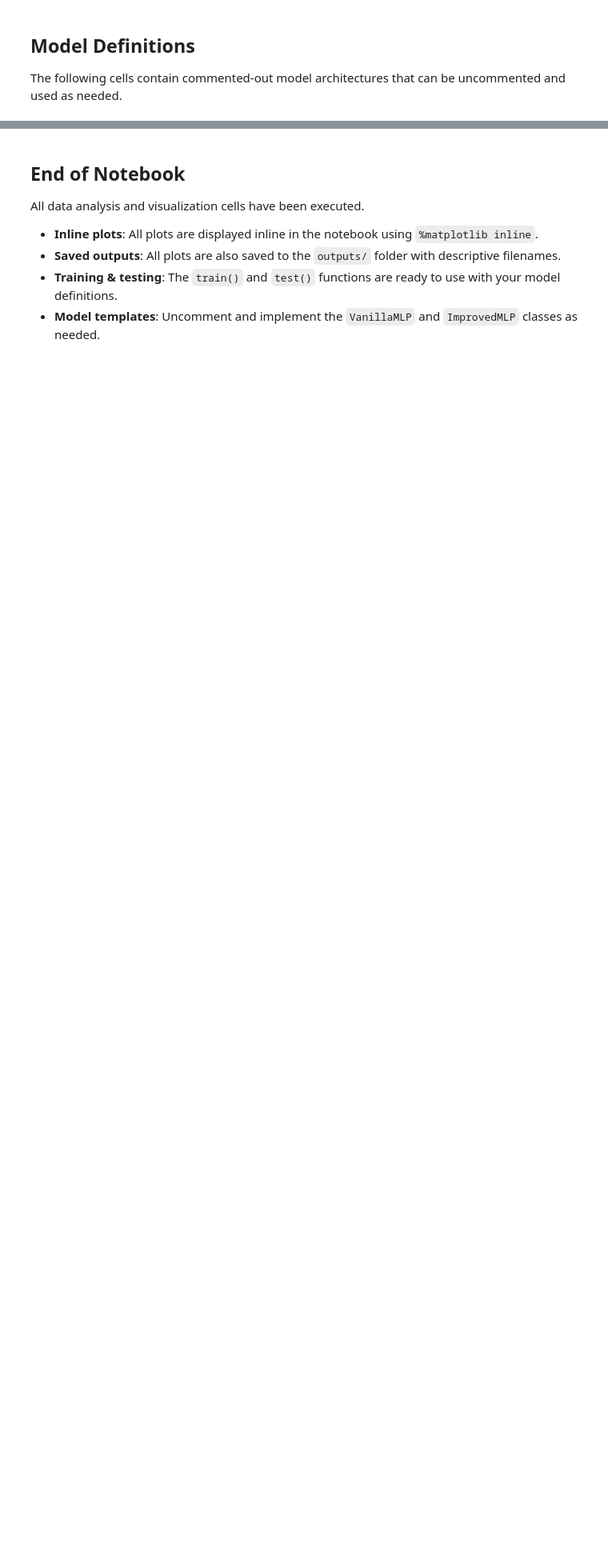
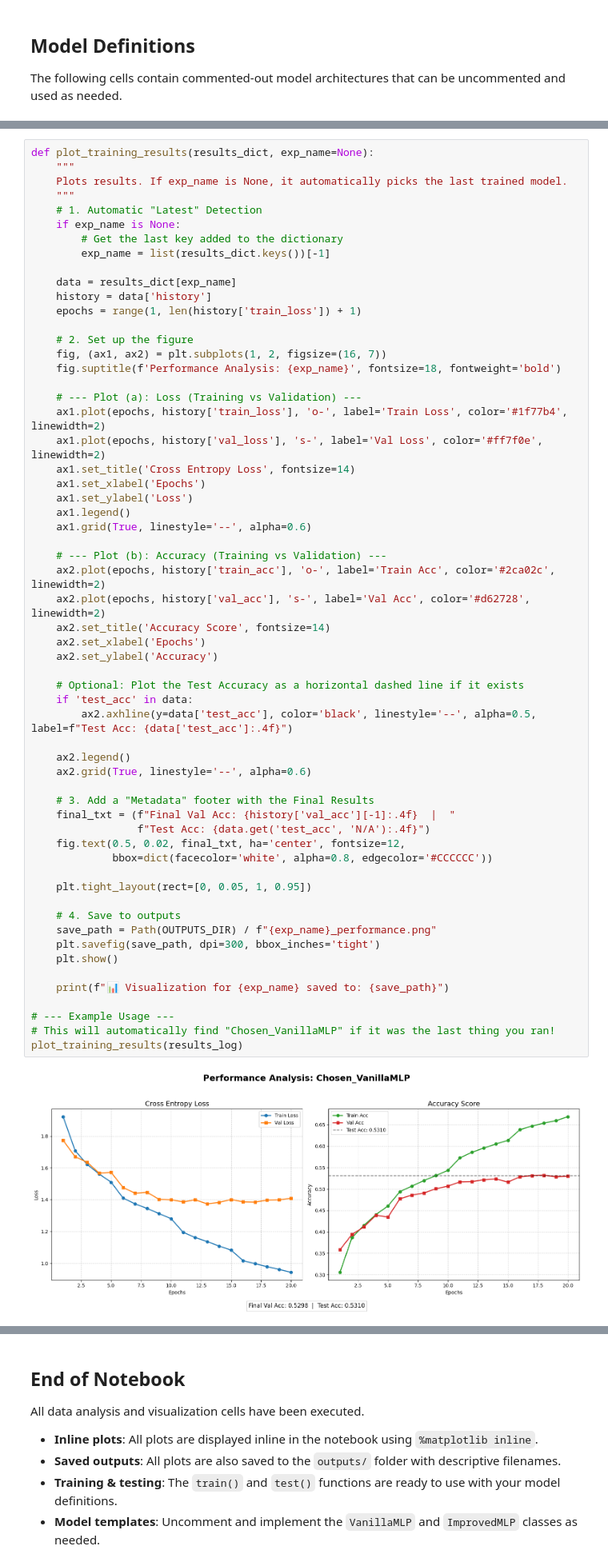
Before and after one commit to Rave-Cohen/DeepLearning_Ass_1, a Jupyter notebook: Assignment_1.ipynb, the cells around one changed output, grey strips where cells are left out. Shown at 80% size. Cells and saved outputs as stored; diff of their text form; blank space fills up the shorter version.

```diff
--- a/Assignment_1.ipynb
+++ b/Assignment_1.ipynb
@@ -702,0 +941,61 @@ Epoch 13/15: Loss[T: 1.2883, V: 1.4516] | Acc[T: 53.93%, V: 49.54%]
+# %%
+def plot_training_results(results_dict, exp_name=None):
+    """
+    Plots results. If exp_name is None, it automatically picks the last trained model.
+    """
+    # 1. Automatic "Latest" Detection
+    if exp_name is None:
+        # Get the last key added to the dictionary
+        exp_name = list(results_dict.keys())[-1]
+
+    data = results_dict[exp_name]
+    history = data['history']
+    epochs = range(1, len(history['train_loss']) + 1)
+
+    # 2. Set up the figure
+    fig, (ax1, ax2) = plt.subplots(1, 2, figsize=(16, 7))
+    fig.suptitle(f'Performance Analysis: {exp_name}', fontsize=18, fontweight='bold')
+
+    # --- Plot (a): Loss (Training vs Validation) ---
+    ax1.plot(epochs, history['train_loss'], 'o-', label='Train Loss', color='#1f77b4', linewidth=2)
+    ax1.plot(epochs, history['val_loss'], 's-', label='Val Loss', color='#ff7f0e', linewidth=2)
+    ax1.set_title('Cross Entropy Loss', fontsize=14)
+    ax1.set_xlabel('Epochs')
+    ax1.set_ylabel('Loss')
+    ax1.legend()
+    ax1.grid(True, linestyle='--', alpha=0.6)
+
+    # --- Plot (b): Accuracy (Training vs Validation) ---
+    ax2.plot(epochs, history['train_acc'], 'o-', label='Train Acc', color='#2ca02c', linewidth=2)
+    ax2.plot(epochs, history['val_acc'], 's-', label='Val Acc', color='#d62728', linewidth=2)
+    ax2.set_title('Accuracy Score', fontsize=14)
+    ax2.set_xlabel('Epochs')
+    ax2.set_ylabel('Accuracy')
+
+    # Optional: Plot the Test Accuracy as a horizontal dashed line if it exists
+    if 'test_acc' in data:
+        ax2.axhline(y=data['test_acc'], color='black', linestyle='--', alpha=0.5, label=f"Test Acc: {data['test_acc']:.4f}")
+
+    ax2.legend()
+    ax2.grid(True, linestyle='--', alpha=0.6)
+
+    # 3. Add a "Metadata" footer with the Final Results
+    final_txt = (f"Final Val Acc: {history['val_acc'][-1]:.4f}  |  "
+                 f"Test Acc: {data.get('test_acc', 'N/A'):.4f}")
+    fig.text(0.5, 0.02, final_txt, ha='center', fontsize=12,
+             bbox=dict(facecolor='white', alpha=0.8, edgecolor='#CCCCCC'))
+
+    plt.tight_layout(rect=[0, 0.05, 1, 0.95])
+
+    # 4. Save to outputs
+    save_path = Path(OUTPUTS_DIR) / f"{exp_name}_performance.png"
+    plt.savefig(save_path, dpi=300, bbox_inches='tight')
+    plt.show()
+
+    print(f"📊 Visualization for {exp_name} saved to: {save_path}")
+
+# --- Example Usage ---
+# This will automatically find "Chosen_VanillaMLP" if it was the last thing you ran!
+plot_training_results(results_log)
+# %% [output]
+[figure, added]
```
Also changed, not shown: parts of 22 cells of this notebook, 42 other files.
